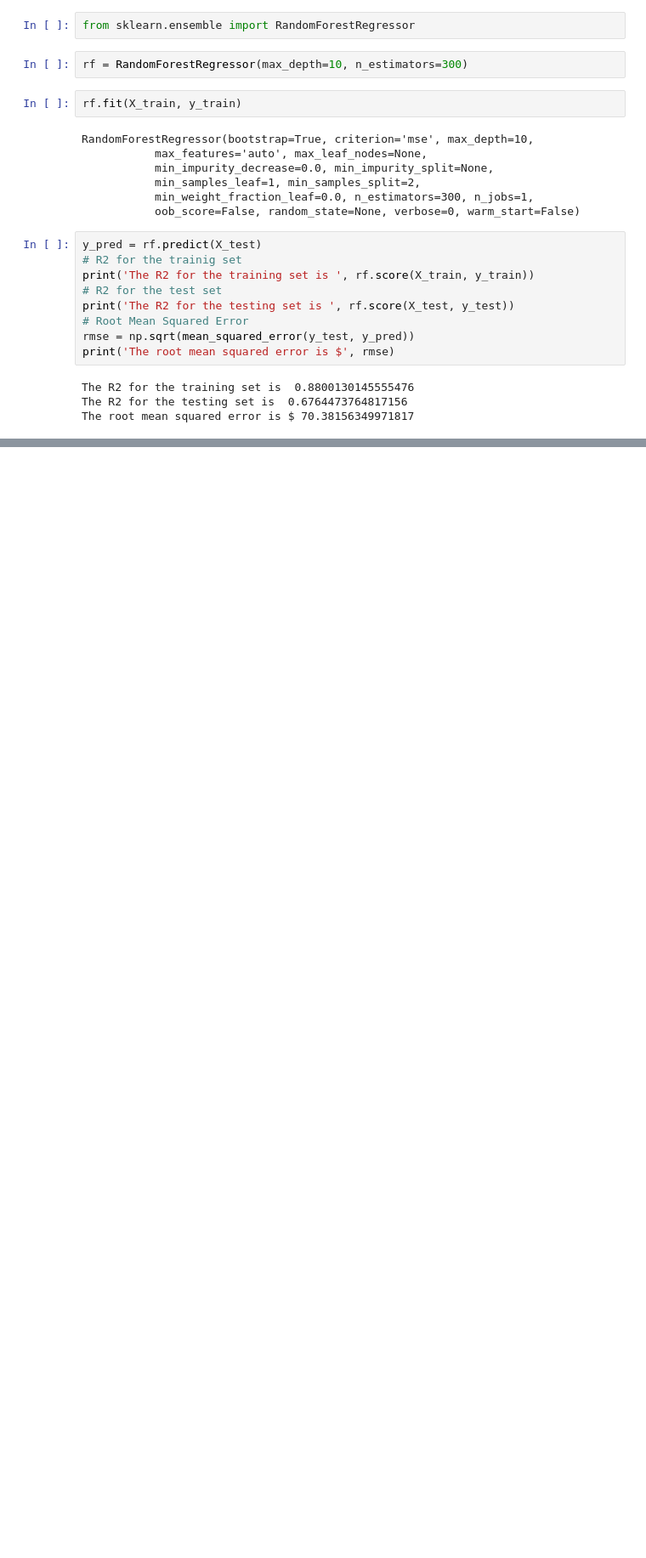
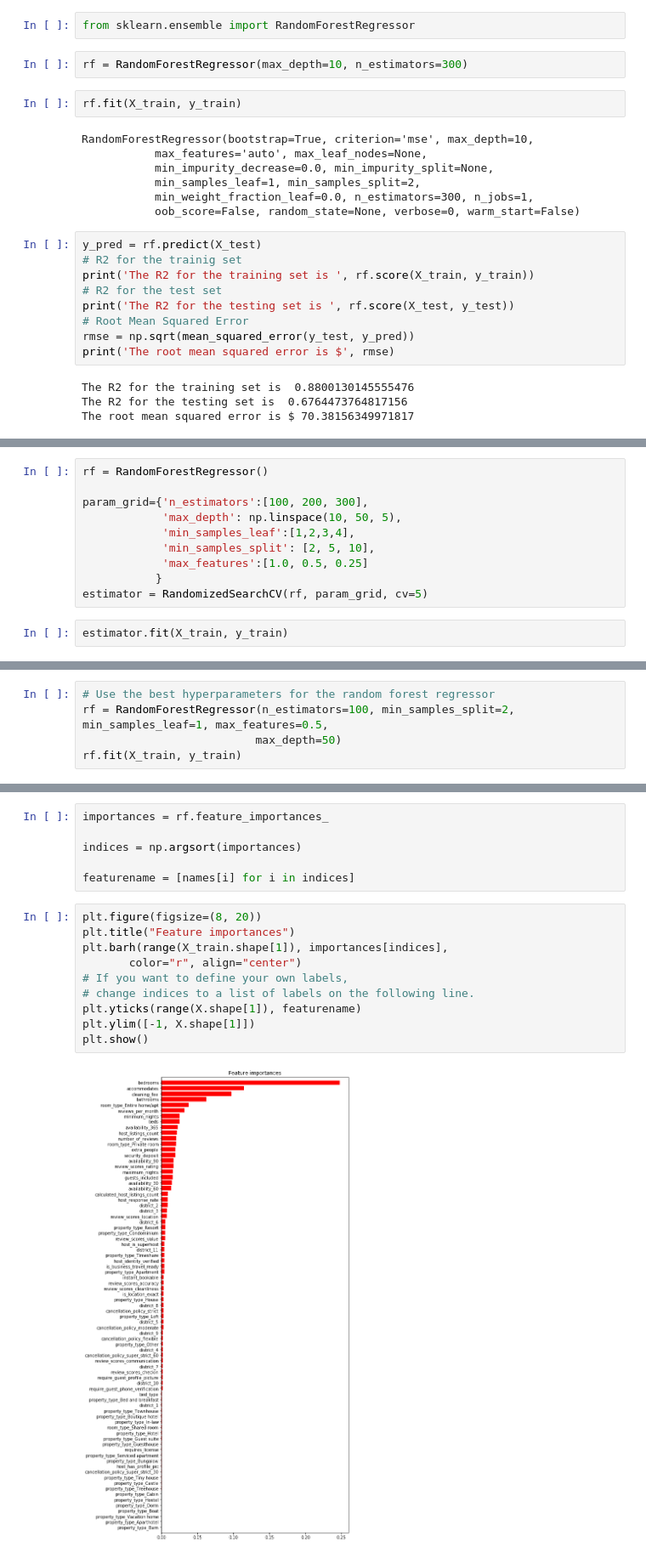
Before and after one commit to forheart81/Data-Science, a Jupyter notebook: SF Airbnb In-Depth Machine Learning Analysis.ipynb, the cells around one changed output, grey strips where cells are left out. Shown at 85% size. Saved outputs shown, nothing was run; the diff lists cells and outputs as text; blank space fills up the shorter version.

```diff
--- a/SF Airbnb In-Depth Machine Learning Analysis.ipynb
+++ b/SF Airbnb In-Depth Machine Learning Analysis.ipynb
@@ -622,0 +694,12 @@ The root mean squared error is $ 70.38156349971817
+# %%
+rf = RandomForestRegressor()
+
+param_grid={'n_estimators':[100, 200, 300],
+            'max_depth': np.linspace(10, 50, 5),
+            'min_samples_leaf':[1,2,3,4],
+            'min_samples_split': [2, 5, 10],
+            'max_features':[1.0, 0.5, 0.25]
+           }
+estimator = RandomizedSearchCV(rf, param_grid, cv=5)
+# %%
+estimator.fit(X_train, y_train)
@@ -622,0 +733,5 @@ The root mean squared error is $ 70.38156349971817
+# %%
+# Use the best hyperparameters for the random forest regressor
+rf = RandomForestRegressor(n_estimators=100, min_samples_split=2, min_samples_leaf=1, max_features=0.5,
+                          max_depth=50)
+rf.fit(X_train, y_train)
@@ -622,0 +745,18 @@ The root mean squared error is $ 70.38156349971817
+# %%
+importances = rf.feature_importances_
+
+indices = np.argsort(importances)
+
+featurename = [names[i] for i in indices]
+# %%
+plt.figure(figsize=(8, 20))
+plt.title("Feature importances")
+plt.barh(range(X_train.shape[1]), importances[indices],
+       color="r", align="center")
+# If you want to define your own labels,
+# change indices to a list of labels on the following line.
+plt.yticks(range(X.shape[1]), featurename)
+plt.ylim([-1, X.shape[1]])
+plt.show()
+# %% [output]
+[figure, added]
```
Also changed, not shown: parts of 18 cells of this notebook.
